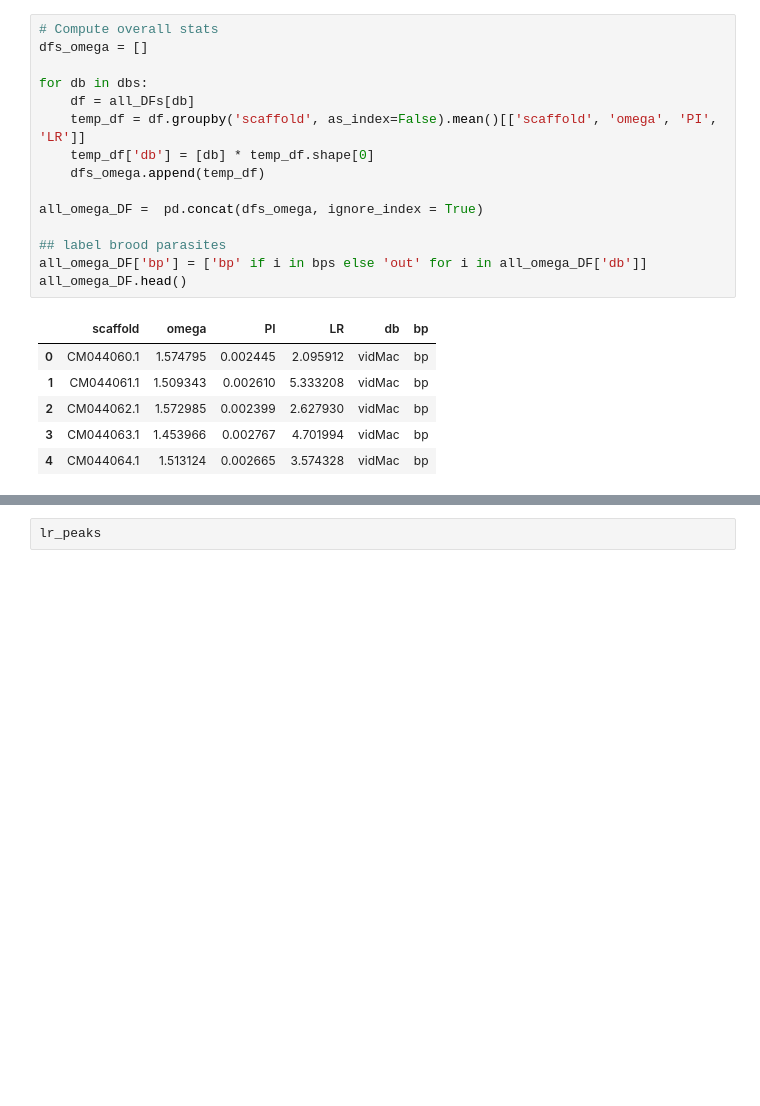
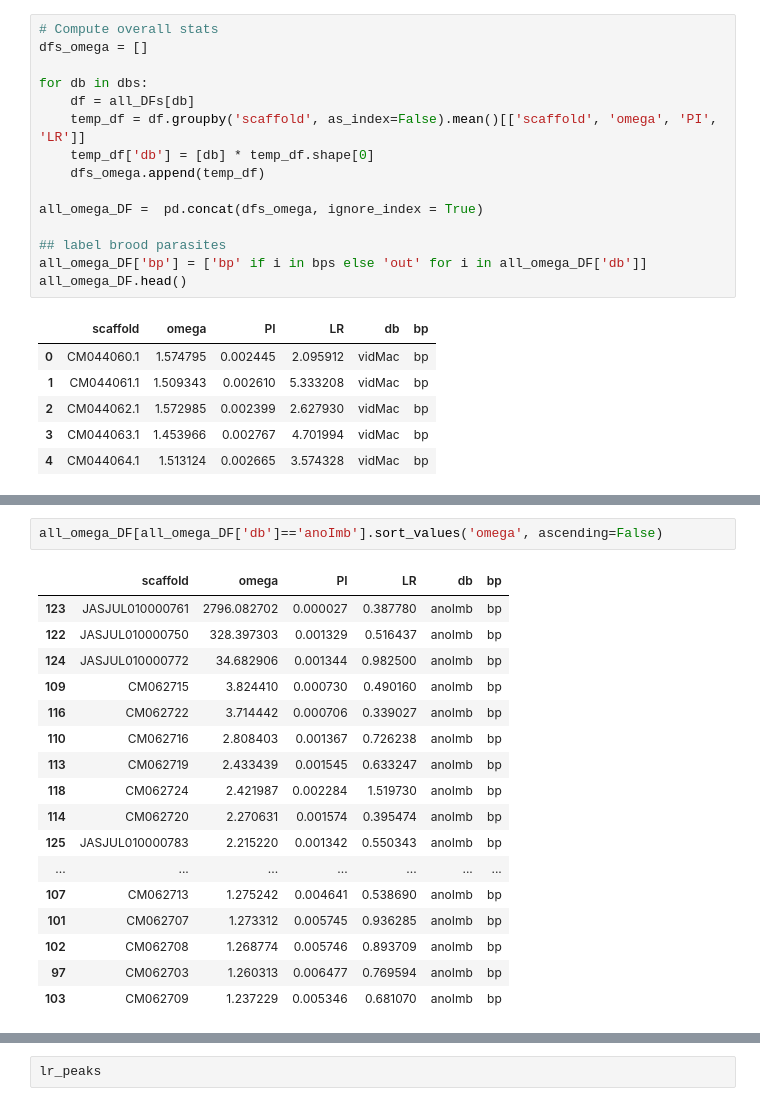
Before and after one commit to osipovarev/Brood_parasites_analysis, a Jupyter notebook: selective_sweeps_analysis.ipynb, the cells around one changed output, grey strips where cells are left out. Drawn from its saved outputs; the diff is of its cells as text; blank space fills up the shorter version.

```diff
--- a/selective_sweeps_analysis.ipynb
+++ b/selective_sweeps_analysis.ipynb
@@ -111,3 +115,23 @@ pdf_name = 'omega_LR_PI.by_db.summary_stats.pdf'.format(db)
+# %%
+all_omega_DF[all_omega_DF['db']=='anoImb'].sort_values('omega', ascending=False)
+# %% [output]
+|  | scaffold | omega | PI | LR | db | bp |
+| 123 | JASJUL010000761 | 2796.082702 | 0.000027 | 0.387780 | anoImb | bp |
+| 122 | JASJUL010000750 | 328.397303 | 0.001329 | 0.516437 | anoImb | bp |
+| 124 | JASJUL010000772 | 34.682906 | 0.001344 | 0.982500 | anoImb | bp |
+| 109 | CM062715 | 3.824410 | 0.000730 | 0.490160 | anoImb | bp |
+| 116 | CM062722 | 3.714442 | 0.000706 | 0.339027 | anoImb | bp |
+| 110 | CM062716 | 2.808403 | 0.001367 | 0.726238 | anoImb | bp |
+| 113 | CM062719 | 2.433439 | 0.001545 | 0.633247 | anoImb | bp |
+| 118 | CM062724 | 2.421987 | 0.002284 | 1.519730 | anoImb | bp |
+| 114 | CM062720 | 2.270631 | 0.001574 | 0.395474 | anoImb | bp |
+| 125 | JASJUL010000783 | 2.215220 | 0.001342 | 0.550343 | anoImb | bp |
+| ... | ... | ... | ... | ... | ... | ... |
+| 107 | CM062713 | 1.275242 | 0.004641 | 0.538690 | anoImb | bp |
+| 101 | CM062707 | 1.273312 | 0.005745 | 0.936285 | anoImb | bp |
+| 102 | CM062708 | 1.268774 | 0.005746 | 0.893709 | anoImb | bp |
+| 97 | CM062703 | 1.260313 | 0.006477 | 0.769594 | anoImb | bp |
+| 103 | CM062709 | 1.237229 | 0.005346 | 0.681070 | anoImb | bp |
 # %%
 # OmegaPlus LD analysis
 
```
Also changed, not shown: parts of 2 cells of this notebook, 1 other file.
